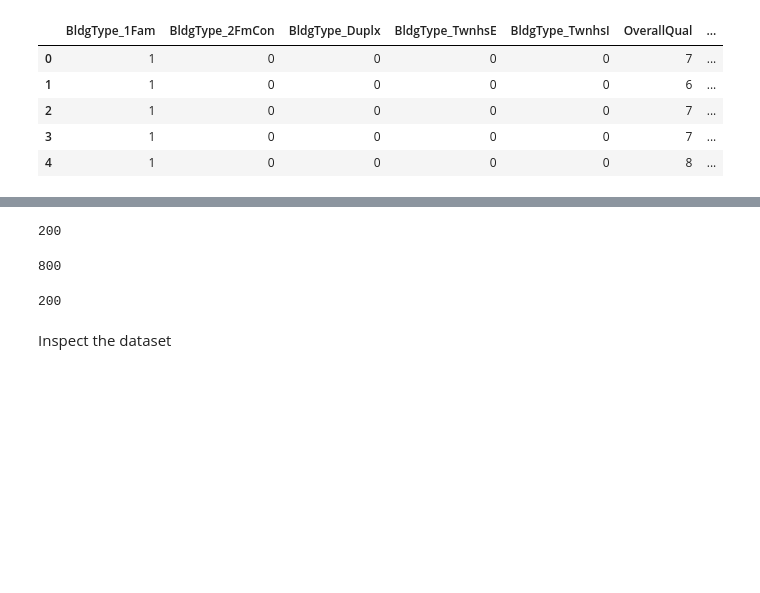
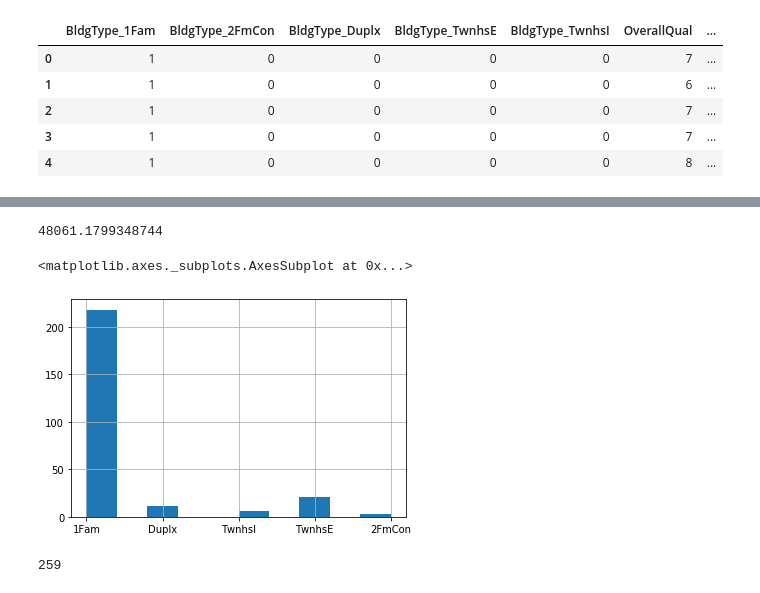
Before and after one commit to pangyujin/EE4483_mini_project, a Jupyter notebook: inspect_data.ipynb, the cells around one changed output, grey strips where cells are left out. Cells and saved outputs as stored; diff of their text form; code cells hidden in the pictures; blank space fills up the shorter version.

```diff
--- a/inspect_data.ipynb
+++ b/inspect_data.ipynb
@@ -111,0 +60,4 @@ x_train.tail()
+# %%
+df_test = pd.read_csv('./data/test.csv')
+dummy = df_test.pop('Id')
+df_test.describe()
@@ -112,12 +74,13 @@ x_train.tail()
+# %%
+219.228602 ** 2
+# %% [output]
+48061.1799348744
+# %%
+df_test.BldgType.hist()
+# %% [output]
+<matplotlib.axes._subplots.AxesSubplot at 0x...>
+[figure, added]
 # %%
-x_test.shape[0]
+df_test.shape[0]
 # %% [output]
-200
+259
-# %%
-y_train.shape[0]
-# %% [output]
-800
-# %%
-y_test.shape[0]
-# %% [output]
-200
@@ -147,2 +86,0 @@ train_input_fn = make_input_fn(dftrain, y_train)
-# %% [markdown]
-Inspect the dataset
```
Also changed, not shown: parts of 21 cells of this notebook, 4 other files.
